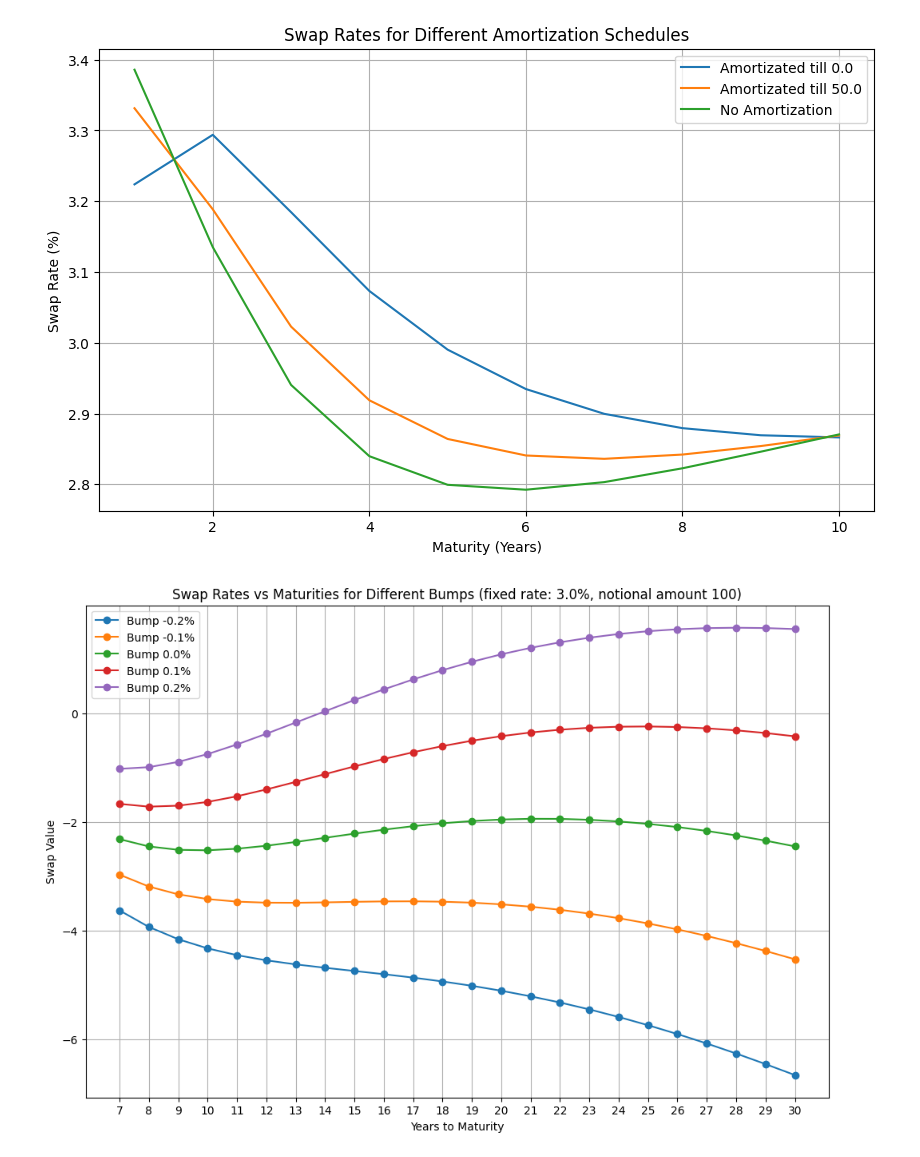
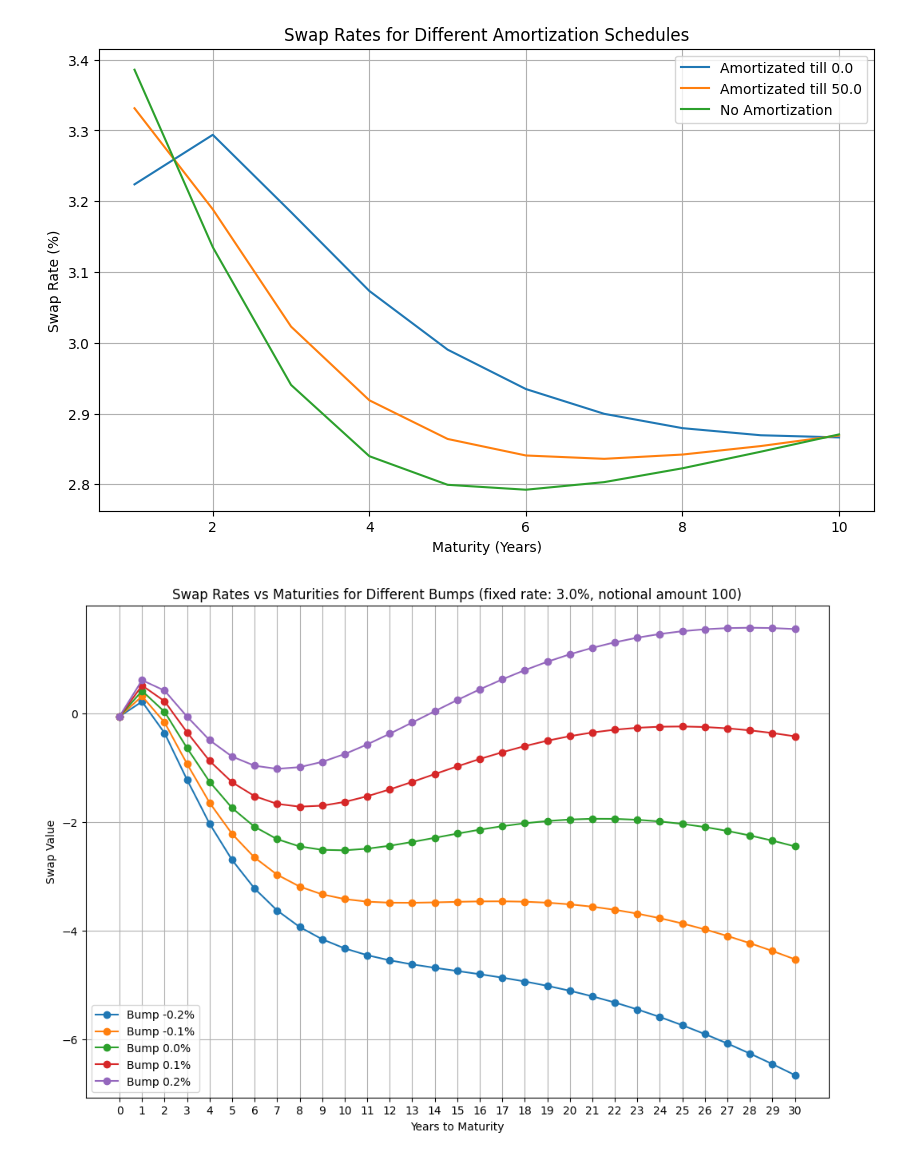
Before and after one commit to Lebramjames/E_FIN_SPFDM, a Jupyter notebook: assignment 1/assignment1_spfdm_group1_1.ipynb, the cells around one changed output. Saved outputs shown, nothing was run; the diff lists cells and outputs as text; code cells hidden in the pictures.

```diff
--- a/assignment 1/assignment1_spfdm_group1_1.ipynb
+++ b/assignment 1/assignment1_spfdm_group1_1.ipynb
@@ -186,7 +186,7 @@ def IRS_enginge(notional_amount, zero_rates, maturity, payment_frequency, fixed_
         discount_rate_cash_flow = zero_rates_aligned
     else:
         floating_rate_curve = zero_rates_aligned
-        discount_rate_cash_flow = {key: value - 0.002 for key, value in zero_rates_aligned.items()}
+        discount_rate_cash_flow = {key: value - 0.02 for key, value in zero_rates_aligned.items()}
 
     if already_issued == True:
         floating_cash_flows = cf.calculate_floating_cashflow(notional_amount, payment_dates, payment_frequency, floating_rate_curve, amortization_schedule, euribor_data)
@@ -308,25 +308,25 @@ plot.plot_amortization_schedules(Scenarios=Scenarios, maturities=maturities)
 [figure]
 # %%
 payment_frequency = 0.5
-maturities = np.arange(7, 30+1, 1)
+maturities = np.arange(0, 30+1, 1)
 first_receiving_date = 0
 notional_amount = 100
 fixed_rate = 0.03
 already_issued = True
 one_curve = True
 fix_to_floating = False
 bumps = np.array([-200, -100, 0, 100, 200]) / 100000
 
 Scenarios['scenario3'] = {}
 
 for bump in bumps:
     Scenarios['scenario3'][f'{bump*100}%'] = []
     for maturity in maturities:
         bumped_curve = european_zerorates + bump
         swap_value = IRS_enginge(notional_amount, bumped_curve, maturity, payment_frequency, fixed_rate, first_receiving_date, amortization_schedule=None, one_curve=one_curve, already_issued = already_issued, print_output = False)
 
         Scenarios['scenario3'][f'{bump*100}%'].append(swap_value)
 
 plot.plot_bumped_swap_rates(Scenarios, maturities, fixed_rate)
 # %% [output]
-[figure, old version]
+[figure, new version]
```
Also changed, not shown: parts of 3 cells of this notebook, 3 other files.
